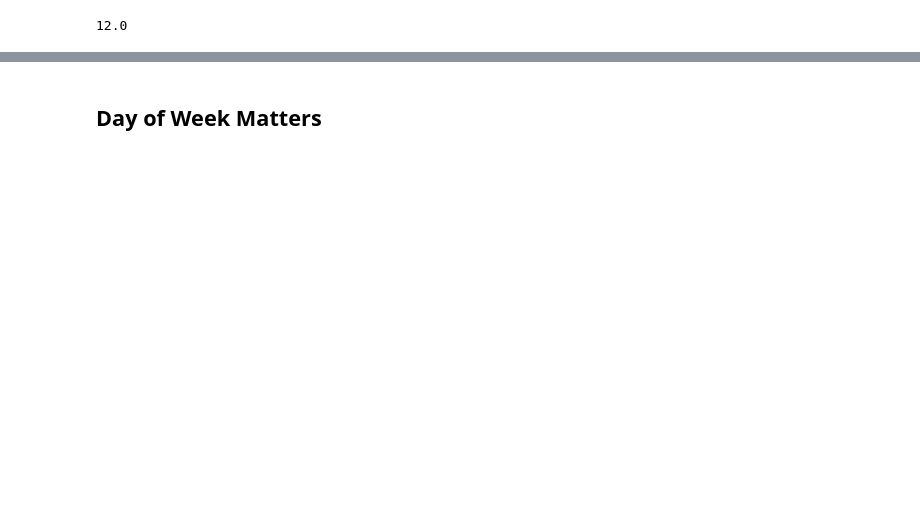
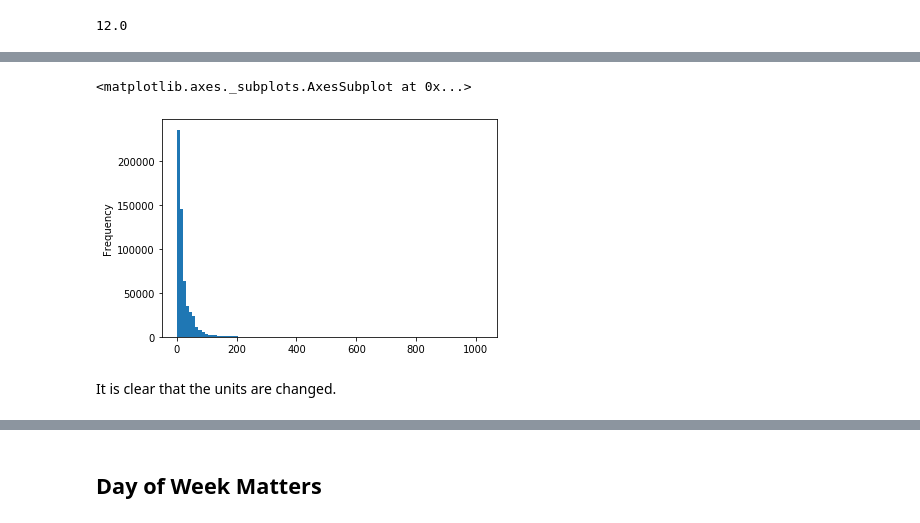
Before and after one commit to emptymalei/indego-bike-sharing-data, a Jupyter notebook: notebooks/etl.ipynb, the cells around one changed output, grey strips where cells are left out. Saved outputs shown, nothing was run; the diff lists cells and outputs as text; code cells hidden in the pictures; blank space fills up the shorter version.

```diff
--- a/notebooks/etl.ipynb
+++ b/notebooks/etl.ipynb
@@ -274,3 +329,16 @@ df_all_after_2017q1.duration.median()
+# %%
+df_all.loc[
+    (
+        df_all.duration < df_all.duration.quantile(0.9)
+    ) & (
+        df_all.date > pd.to_datetime("2020-01-01")
+    )
+].duration.plot.hist(bins=100)
+# %% [output]
+<matplotlib.axes._subplots.AxesSubplot at 0x...>
+[figure, added]
+# %% [markdown]
+It is clear that the units are changed.
 # %%
 df_all_before_2017q1['duration'] = df_all_before_2017q1.duration/60
 # %% [output]
```
Also changed, not shown: parts of 35 cells of this notebook, 2 other files.
